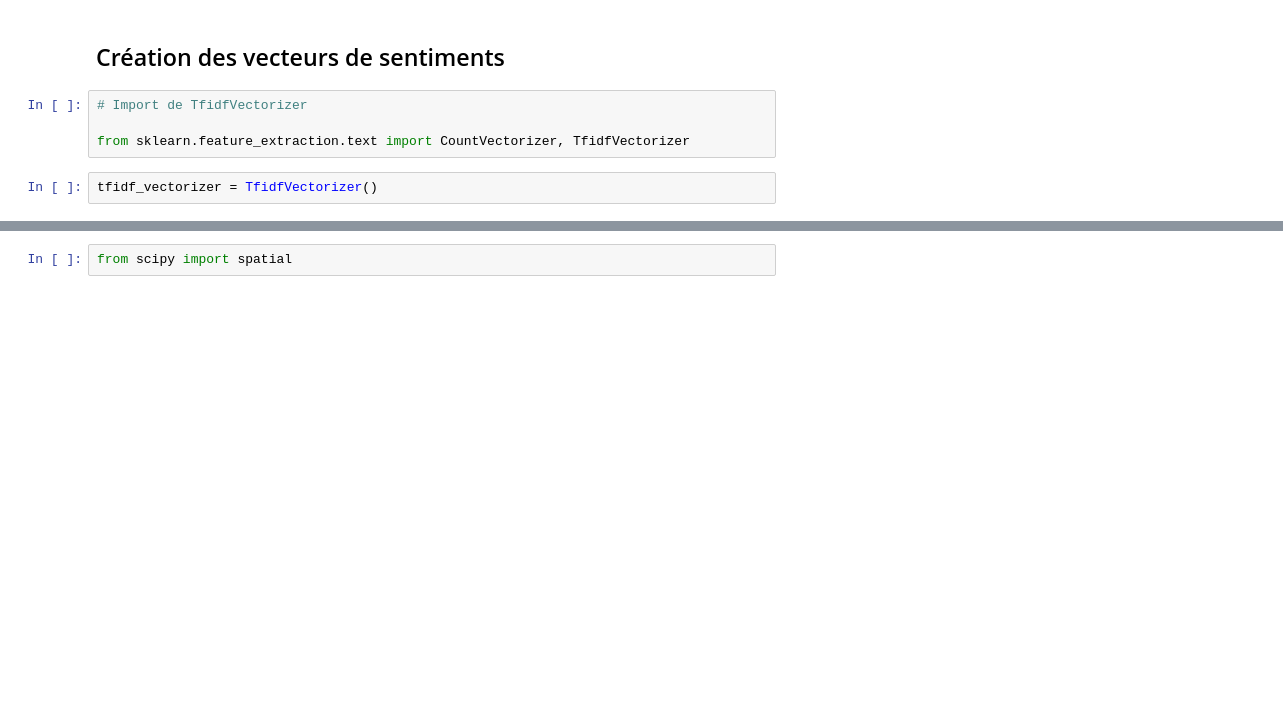
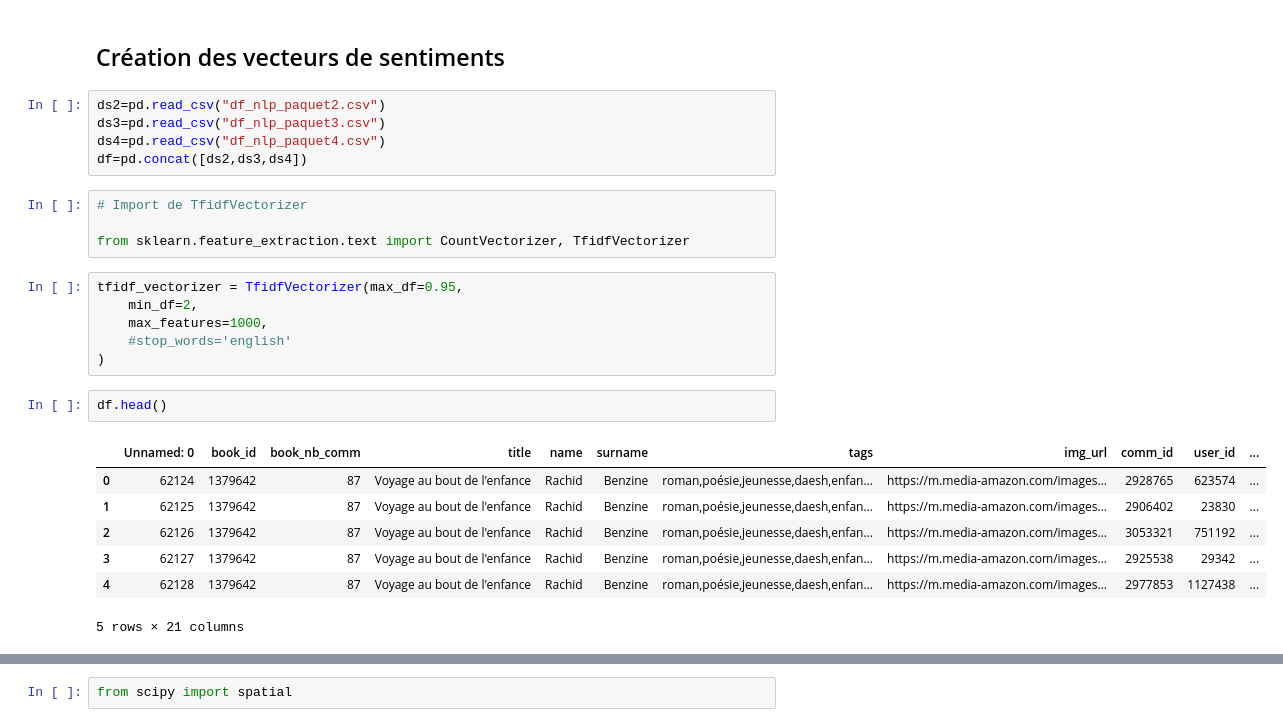
Before and after one commit to edtjulien/Books-recommendations, a Jupyter notebook: analyse/antoine_analyse.ipynb, the cells around one changed output, grey strips where cells are left out. Saved outputs shown, nothing was run; the diff lists cells and outputs as text; blank space fills up the shorter version.

```diff
--- a/analyse/antoine_analyse.ipynb
+++ b/analyse/antoine_analyse.ipynb
@@ -183,10 +187,29 @@ plt.show()
 [figure]
 # %% [markdown]
 ## Création des vecteurs de sentiments
+# %%
+ds2=pd.read_csv("df_nlp_paquet2.csv")
+ds3=pd.read_csv("df_nlp_paquet3.csv")
+ds4=pd.read_csv("df_nlp_paquet4.csv")
+df=pd.concat([ds2,ds3,ds4])
 # %%
 # Import de TfidfVectorizer
 
 from sklearn.feature_extraction.text import CountVectorizer, TfidfVectorizer
-# %%
-tfidf_vectorizer = TfidfVectorizer()
+# %%
+tfidf_vectorizer = TfidfVectorizer(max_df=0.95,
+    min_df=2,
+    max_features=1000,
+    #stop_words='english'
+)
+# %%
+df.head()
+# %% [output]
+|  | Unnamed: 0 | book_id | book_nb_comm | title | name | surname | tags | img_url | comm_id | user_id | ... |
+| 0 | 62124 | 1379642 | 87 | Voyage au bout de l'enfance | Rachid | Benzine | roman,poésie,jeunesse,daesh,enfan... | https://m.media-amazon.com/images... | 2928765 | 623574 | ... |
+| 1 | 62125 | 1379642 | 87 | Voyage au bout de l'enfance | Rachid | Benzine | roman,poésie,jeunesse,daesh,enfan... | https://m.media-amazon.com/images... | 2906402 | 23830 | ... |
+| 2 | 62126 | 1379642 | 87 | Voyage au bout de l'enfance | Rachid | Benzine | roman,poésie,jeunesse,daesh,enfan... | https://m.media-amazon.com/images... | 3053321 | 751192 | ... |
+| 3 | 62127 | 1379642 | 87 | Voyage au bout de l'enfance | Rachid | Benzine | roman,poésie,jeunesse,daesh,enfan... | https://m.media-amazon.com/images... | 2925538 | 29342 | ... |
+| 4 | 62128 | 1379642 | 87 | Voyage au bout de l'enfance | Rachid | Benzine | roman,poésie,jeunesse,daesh,enfan... | https://m.media-amazon.com/images... | 2977853 | 1127438 | ... |
+5 rows × 21 columns
 # %%
```
Also changed, not shown: parts of 25 cells of this notebook.
